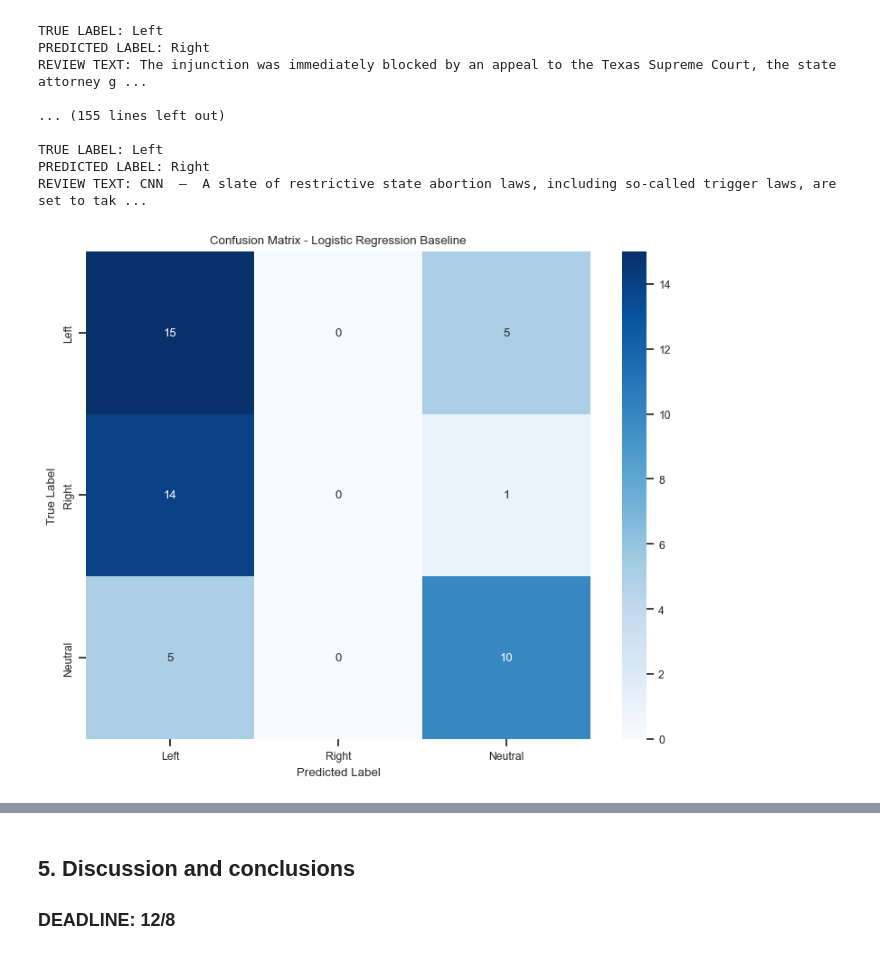
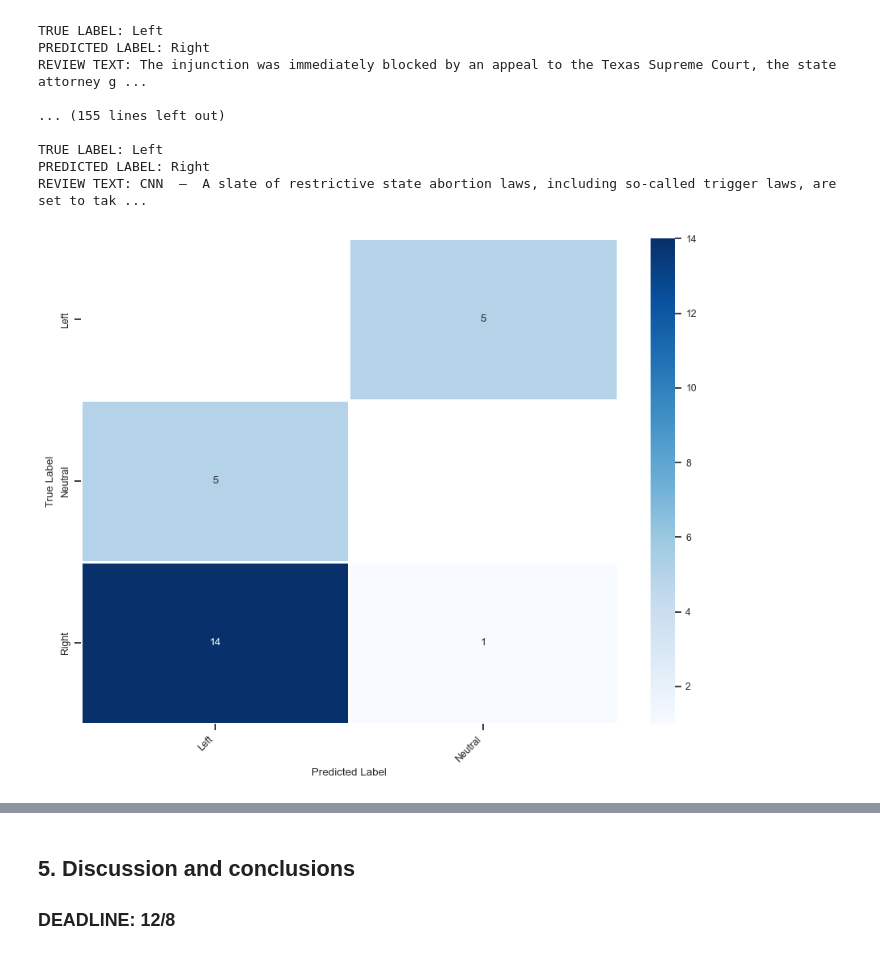
Before and after one commit to stephychen1/info3350-final, a Jupyter notebook: project.ipynb, the cells around one changed output, grey strips where cells are left out. Drawn from its saved outputs; the diff is of its cells as text; code cells hidden in the pictures.

```diff
--- a/project.ipynb
+++ b/project.ipynb
@@ -2370,37 +2347,58 @@ REVIEW TEXT: CNN  —  A slate of restrictive state abortion laws, including s
 # %%
 from sklearn.metrics import confusion_matrix
 
 #With Diagonal
 tag_classifications_dict_base = defaultdict(int)
 for _true_label, _predicted_label in zip(test_labels, log_predictions):
     if _true_label != _predicted_label:
         tag_classifications_dict_base[(_true_label, _predicted_label)] += 1
 
 dicts_to_plot_base = []
 for (_true_tag, _predicted_tag), _count in tag_classifications_dict_base.items():
     dicts_to_plot_base.append({'True Label': _true_tag,
                           'Predicted Label': _predicted_tag,
                           'Number of Classifications': _count})
 
 df_to_plot_base = pd.DataFrame(dicts_to_plot_base)
 df_wide_base = df_to_plot_base.pivot_table(index='True Label',
                                  columns='Predicted Label',
                                  values='Number of Classifications')
 
 # Confusion matrix
-conf_matrix_base = confusion_matrix(test_labels, log_predictions, labels=['Left', 'Right', 'Neutral'])
+# conf_matrix_base = confusion_matrix(test_labels, log_predictions, labels=['Left', 'Right', 'Neutral'])
 
-# Heatmap for Confusion Matrix
-plt.figure(figsize=(9, 7))
+# # Heatmap for Confusion Matrix
+# plt.figure(figsize=(9, 7))
+# sns.set(style='ticks', font_scale=0.8)
+# sns.heatmap(conf_matrix_base, annot=True, fmt='d', cmap='Blues', xticklabels=['Left', 'Right', 'Neutral'],
+#             yticklabels=['Left', 'Right', 'Neutral'])
+# plt.xlabel('Predicted Label')
+# plt.ylabel('True Label')
+# plt.title('Confusion Matrix - Logistic Regression Baseline')
+# plt.show()
+
+# # Plot the baseline heatmap without using confusion_matrix
+# plt.figure(figsize=(9, 7))
+# sns.set(style='ticks', font_scale=0.8)
+
+# # Add right labels to the heatmap
+# sns.heatmap(df_wide_base, annot=True, cmap='Blues', linewidths=1)
+
+# plt.xticks(range(len(df_wide_base.columns)), df_wide_base.columns, rotation=45, ha='right')
+# plt.yticks(range(len(df_wide_base.index)), df_wide_base.index)
+
+# plt.tight_layout()
+# plt.show()
+
+
+plt.figure(figsize=(9,7))
 sns.set(style='ticks', font_scale=0.8)
-sns.heatmap(conf_matrix_base, annot=True, fmt='d', cmap='Blues', xticklabels=['Left', 'Right', 'Neutral'],
-            yticklabels=['Left', 'Right', 'Neutral'])
-plt.xlabel('Predicted Label')
-plt.ylabel('True Label')
-plt.title('Confusion Matrix - Logistic Regression Baseline')
+sns.heatmap(df_wide_base, linewidths=1, cmap='Blues', annot= True)
+plt.xticks(rotation=45, ha='right')
+plt.tight_layout()
 plt.show()
 # %% [output]
-[figure, old version]
+[figure, new version]
 # %%
 #BERT
 
```
Also changed, not shown: parts of 10 cells of this notebook.
